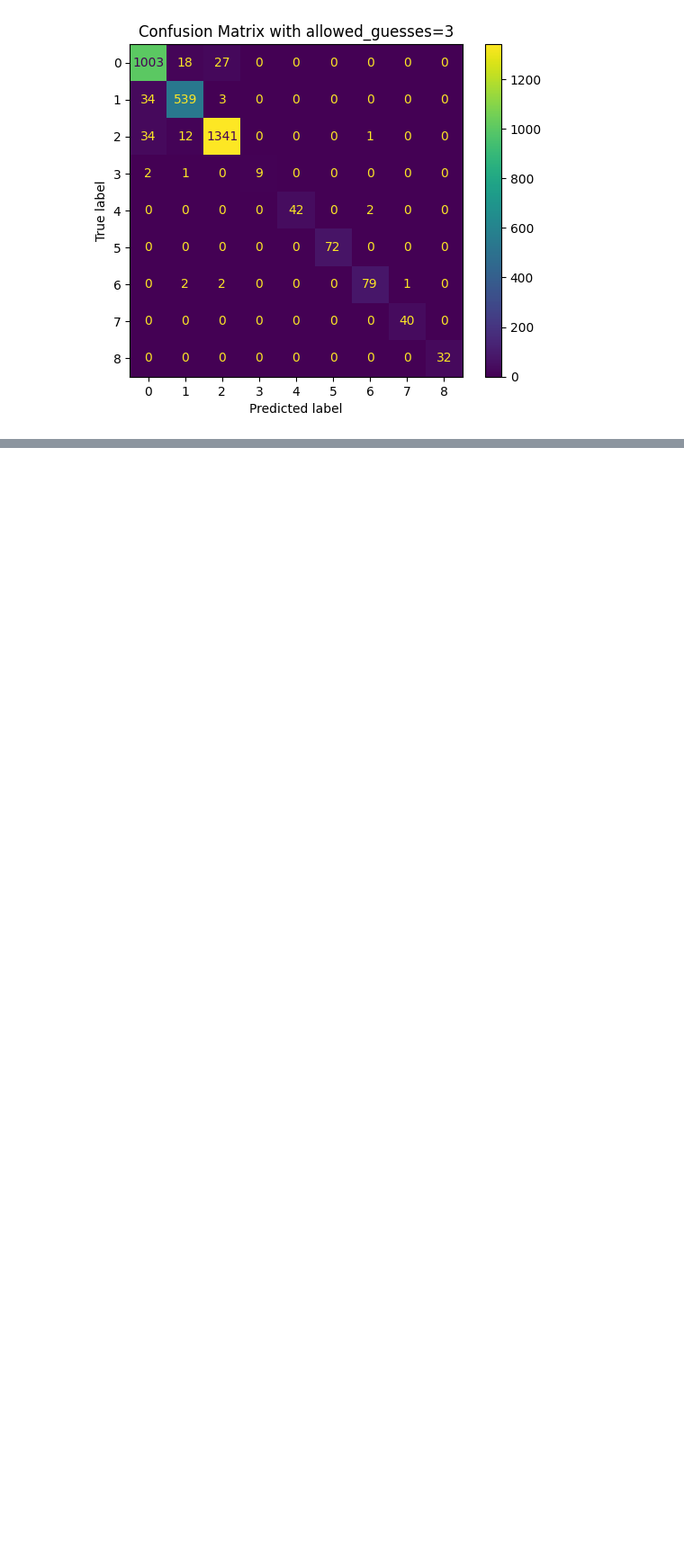
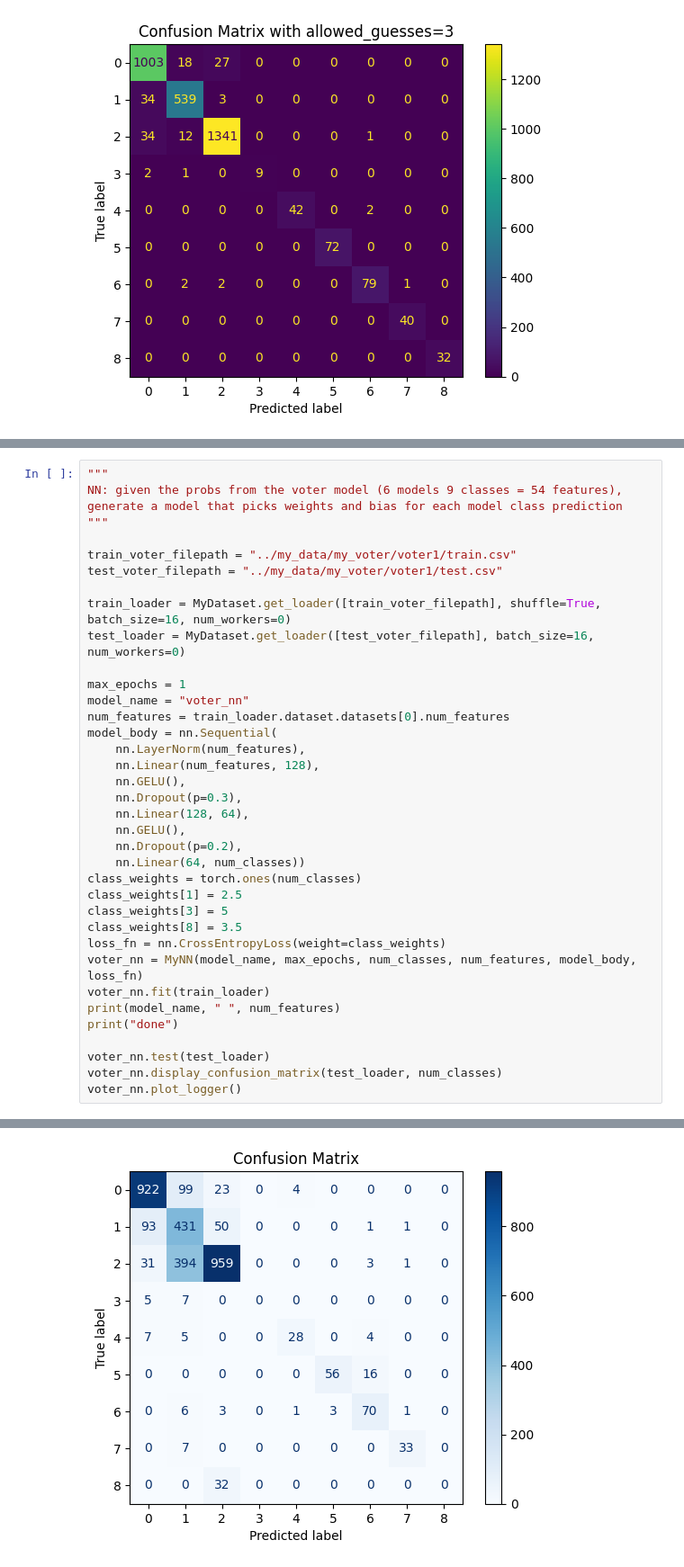
Before and after one commit to EricBroyles/Portfolio, a Jupyter notebook: RF Interference Classification Project/src/voting/run_voting_model2.ipynb, the cells around one changed output, grey strips where cells are left out. Shown at 90% size. Drawn from its saved outputs; the diff is of its cells as text; blank space fills up the shorter version.

```diff
--- a/RF Interference Classification Project/src/voting/run_voting_model2.ipynb
+++ b/RF Interference Classification Project/src/voting/run_voting_model2.ipynb
@@ -356,0 +487,37 @@ Logger Metics:  logs\voter_nn\version_6\metrics.csv
+# %%
+"""
+NN: given the probs from the voter model (6 models 9 classes = 54 features), generate a model that picks weights and bias for each model class prediction
+"""
+
+train_voter_filepath = "../my_data/my_voter/voter1/train.csv"
+test_voter_filepath = "../my_data/my_voter/voter1/test.csv"
+
+train_loader = MyDataset.get_loader([train_voter_filepath], shuffle=True, batch_size=16, num_workers=0)
+test_loader = MyDataset.get_loader([test_voter_filepath], batch_size=16, num_workers=0)
+
+max_epochs = 1
+model_name = "voter_nn"
+num_features = train_loader.dataset.datasets[0].num_features
+model_body = nn.Sequential(
+    nn.LayerNorm(num_features),
+    nn.Linear(num_features, 128),
+    nn.GELU(),
+    nn.Dropout(p=0.3),
+    nn.Linear(128, 64),
+    nn.GELU(),
+    nn.Dropout(p=0.2),
+    nn.Linear(64, num_classes))
+class_weights = torch.ones(num_classes)
+class_weights[1] = 2.5
+class_weights[3] = 5
+class_weights[8] = 3.5
+loss_fn = nn.CrossEntropyLoss(weight=class_weights)
+voter_nn = MyNN(model_name, max_epochs, num_classes, num_features, model_body, loss_fn)
+voter_nn.fit(train_loader)
+print(model_name, " ", num_features)
+print("done")
+
+voter_nn.test(test_loader)
+voter_nn.display_confusion_matrix(test_loader, num_classes)
+voter_nn.plot_logger()
+# %% [output]
@@ -356,0 +556 @@ Logger Metics:  logs\voter_nn\version_6\metrics.csv
+[figure, added]
```
Also changed, not shown: parts of 12 cells of this notebook, 18 other files.
